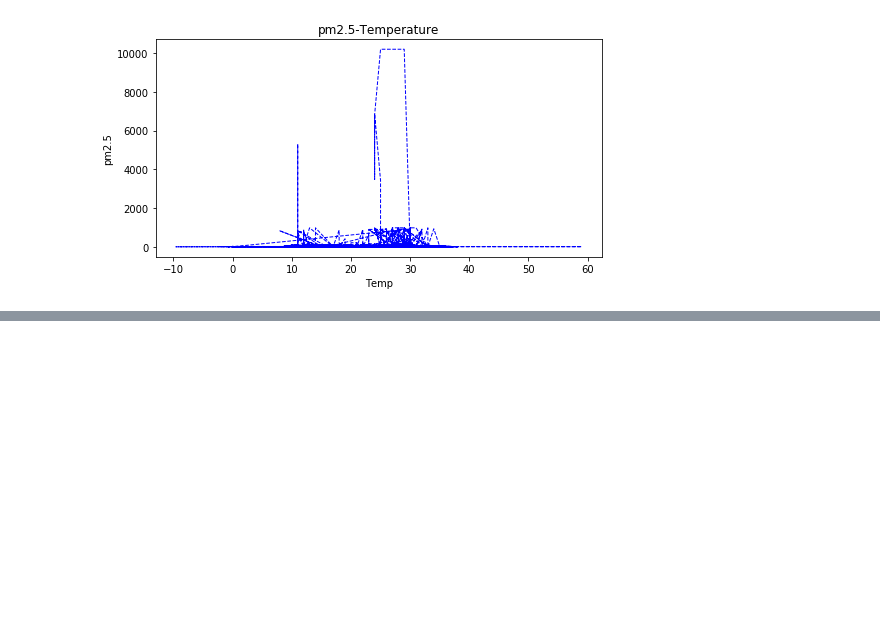
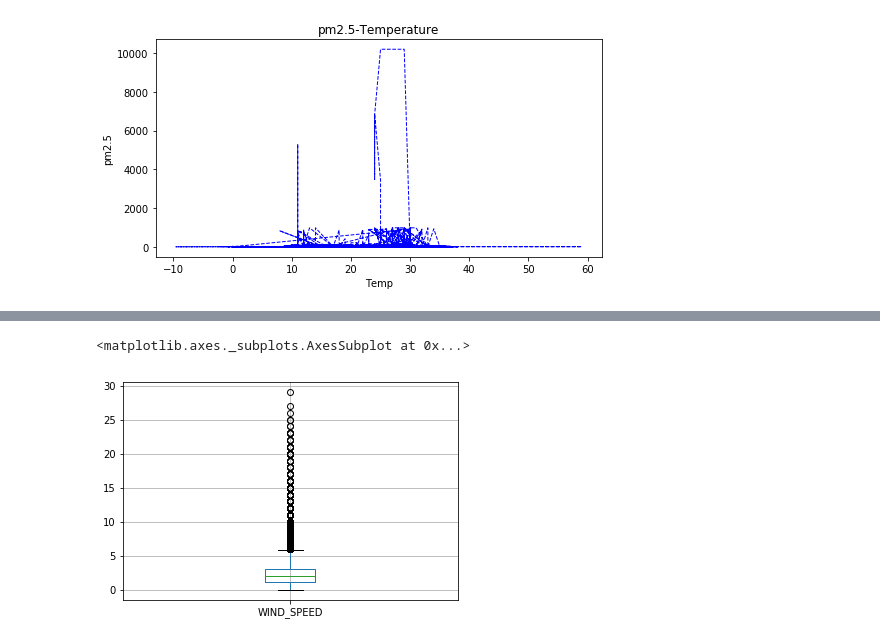
Before and after one commit to JarryYang/jyan298infosys722, a Jupyter notebook: jyan298-infosys722.ipynb, the cells around one changed output, grey strips where cells are left out. Saved outputs shown, nothing was run; the diff lists cells and outputs as text; code cells hidden in the pictures; blank space fills up the shorter version.

```diff
--- a/jyan298-infosys722.ipynb
+++ b/jyan298-infosys722.ipynb
@@ -193,0 +185,5 @@ plt.show()
+# %%
+pddf.boxplot(column='WIND_SPEED')
+# %% [output]
+<matplotlib.axes._subplots.AxesSubplot at 0x...>
+[figure, added]
```
Also changed, not shown: parts of 18 cells of this notebook.
